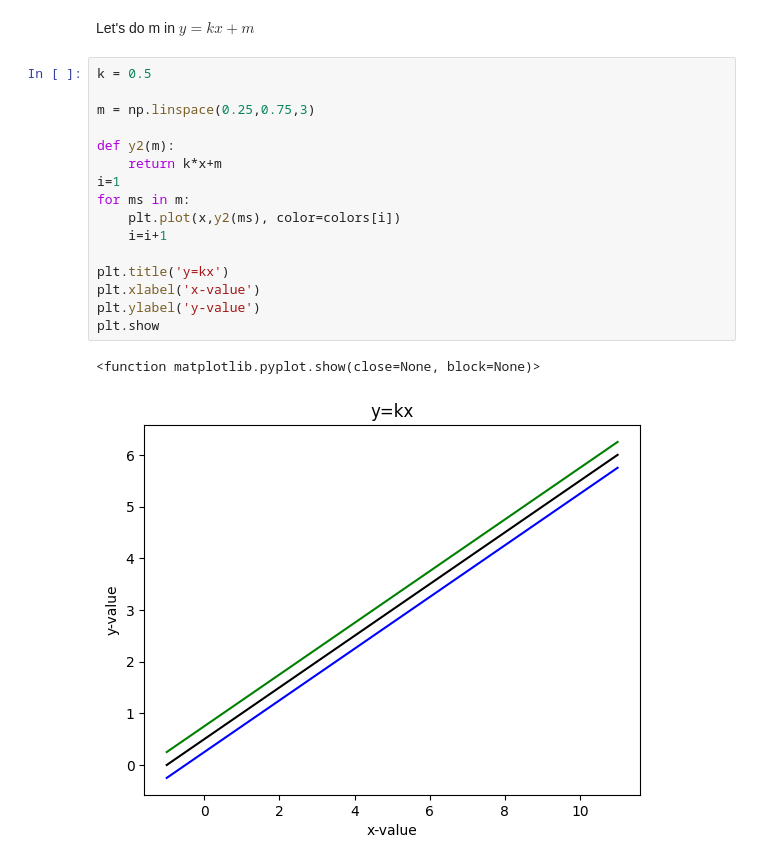
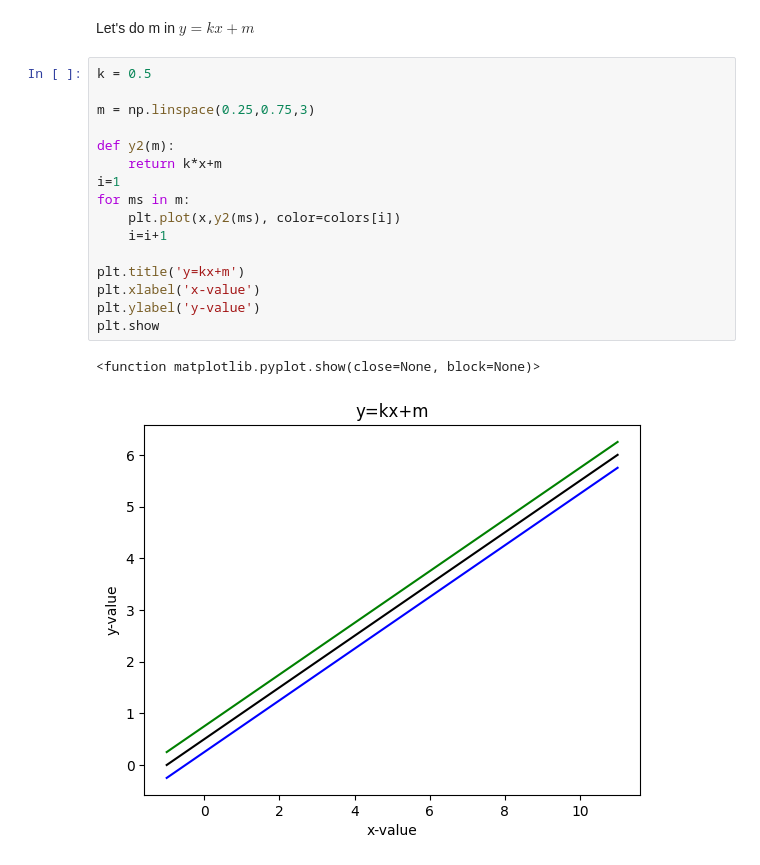
Before and after one commit to Slothay/MachineLearning, a Jupyter notebook: Day1/Show/exercise1.1.ipynb, the cells around one changed output. Cells and saved outputs as stored; diff of their text form.

```diff
--- a/Day1/Show/exercise1.1.ipynb
+++ b/Day1/Show/exercise1.1.ipynb
@@ -28,19 +28,19 @@ Let's do m in $ y = kx+m $
 # %%
 k = 0.5
 
 m = np.linspace(0.25,0.75,3)
 
 def y2(m):
     return k*x+m
 i=1
 for ms in m:
     plt.plot(x,y2(ms), color=colors[i])
     i=i+1
 
-plt.title('y=kx')
+plt.title('y=kx+m')
 plt.xlabel('x-value')
 plt.ylabel('y-value')
 plt.show
 # %% [output]
 <function matplotlib.pyplot.show(close=None, block=None)>
-[figure, old version]
+[figure, new version]
```
Also changed, not shown: 1 other file.
